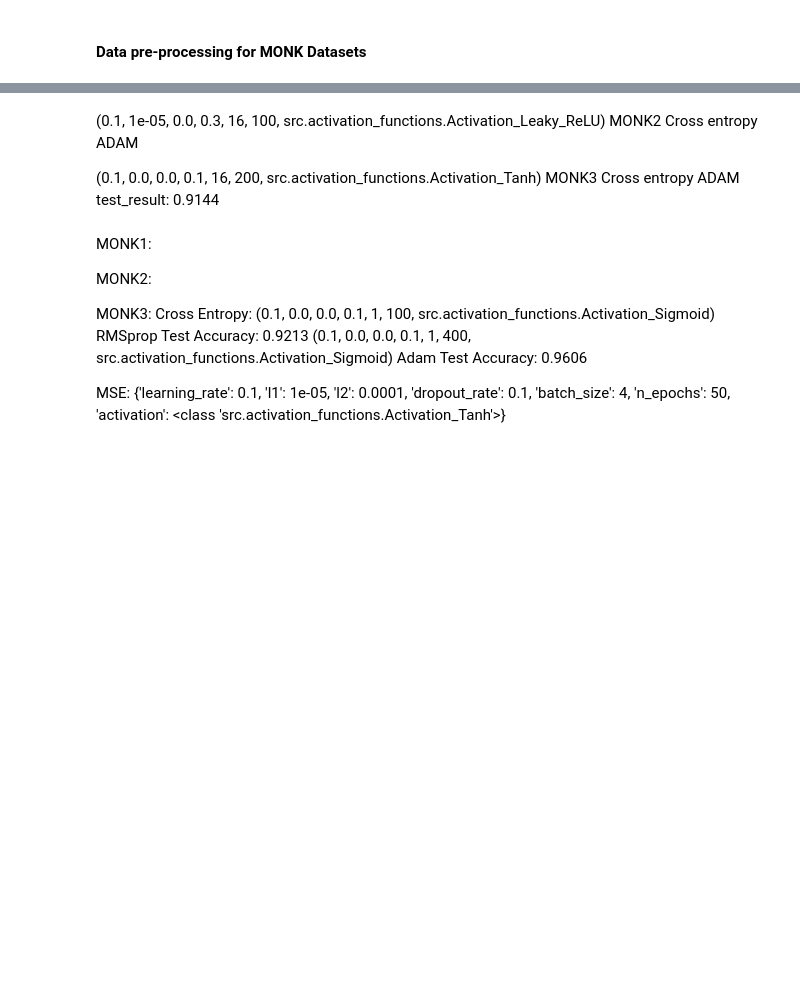
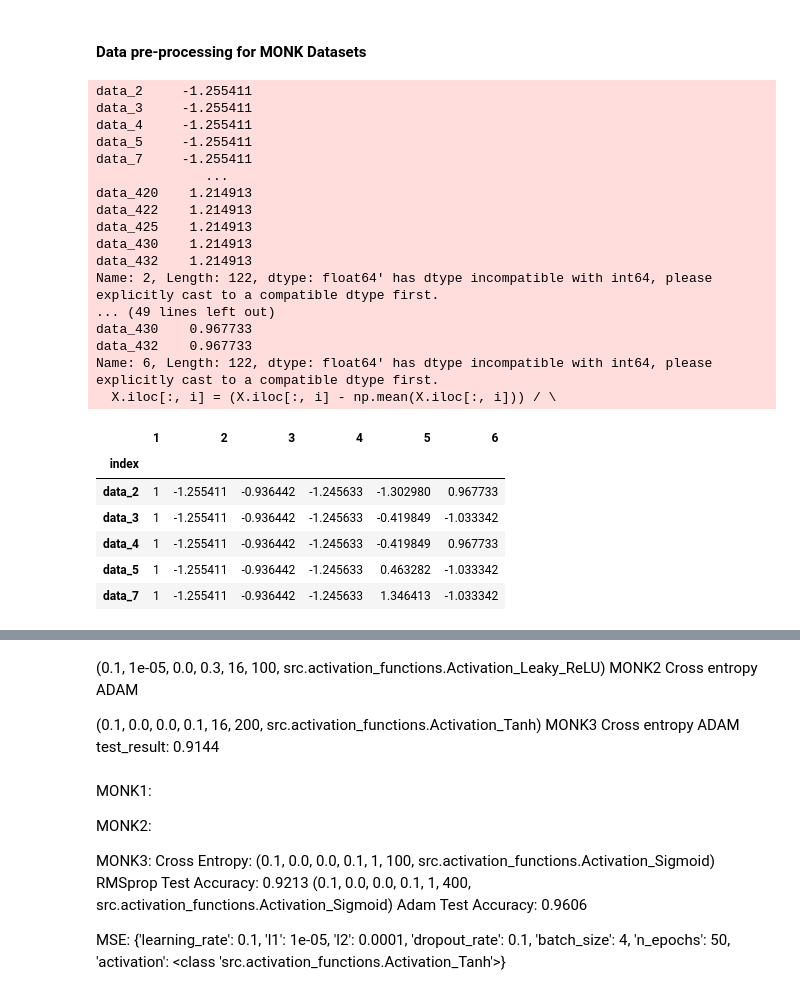
Before and after one commit to Mostafa772/ML_project, a Jupyter notebook: baseline.ipynb, the cells around one changed output, grey strips where cells are left out. Drawn from its saved outputs; the diff is of its cells as text; code cells hidden in the pictures; blank space fills up the shorter version.

```diff
--- a/baseline.ipynb
+++ b/baseline.ipynb
@@ -26,18 +26,43 @@ np.random.seed(0)
 # %%
 ########################################################
 ### Don't forget to change the path to the data file ###
 ########################################################
-monk = "1"
+monk = "3"
 df = pd.read_csv(f"../ML_project/data/Monk_{monk}/monks-{monk}.train", names=[0,1,2,3,4,5,6,"index"], delimiter= " ")
 # df = pd.read_csv("../ML_project/data/Monk_2/monks-2.train",
 #                  names=[0, 1, 2, 3, 4, 5, 6, "index"], delimiter=" ")
 df.set_index("index", inplace=True)
 y = df.iloc[:, 0]  # First column as target
 X = df.iloc[:, 1:]  # All other columns as features
 for i in range(1, X.shape[1]):
     X.iloc[:, i] = (X.iloc[:, i] - np.mean(X.iloc[:, i])) / \
         np.std(X.iloc[:, i])
 X.head()
+# %% [output]
+data_2     -1.255411
+data_3     -1.255411
+data_4     -1.255411
+data_5     -1.255411
+data_7     -1.255411
+              ...
+data_420    1.214913
+data_422    1.214913
+data_425    1.214913
+data_430    1.214913
+data_432    1.214913
+Name: 2, Length: 122, dtype: float64' has dtype incompatible with int64, please explicitly cast to a compatible dtype first.
+... (49 lines left out)
+data_430    0.967733
+data_432    0.967733
+Name: 6, Length: 122, dtype: float64' has dtype incompatible with int64, please explicitly cast to a compatible dtype first.
+  X.iloc[:, i] = (X.iloc[:, i] - np.mean(X.iloc[:, i])) / \
+|  | 1 | 2 | 3 | 4 | 5 | 6 |
+| index |  |  |  |  |  |  |
+| data_2 | 1 | -1.255411 | -0.936442 | -1.245633 | -1.302980 | 0.967733 |
+| data_3 | 1 | -1.255411 | -0.936442 | -1.245633 | -0.419849 | -1.033342 |
+| data_4 | 1 | -1.255411 | -0.936442 | -1.245633 | -0.419849 | 0.967733 |
+| data_5 | 1 | -1.255411 | -0.936442 | -1.245633 | 0.463282 | -1.033342 |
+| data_7 | 1 | -1.255411 | -0.936442 | -1.245633 | 1.346413 | -1.033342 |
 # %%
 ########################################################
 ### Don't forget to change the path to the data file ###
```
Also changed, not shown: parts of 8 cells of this notebook, 9 other files.
